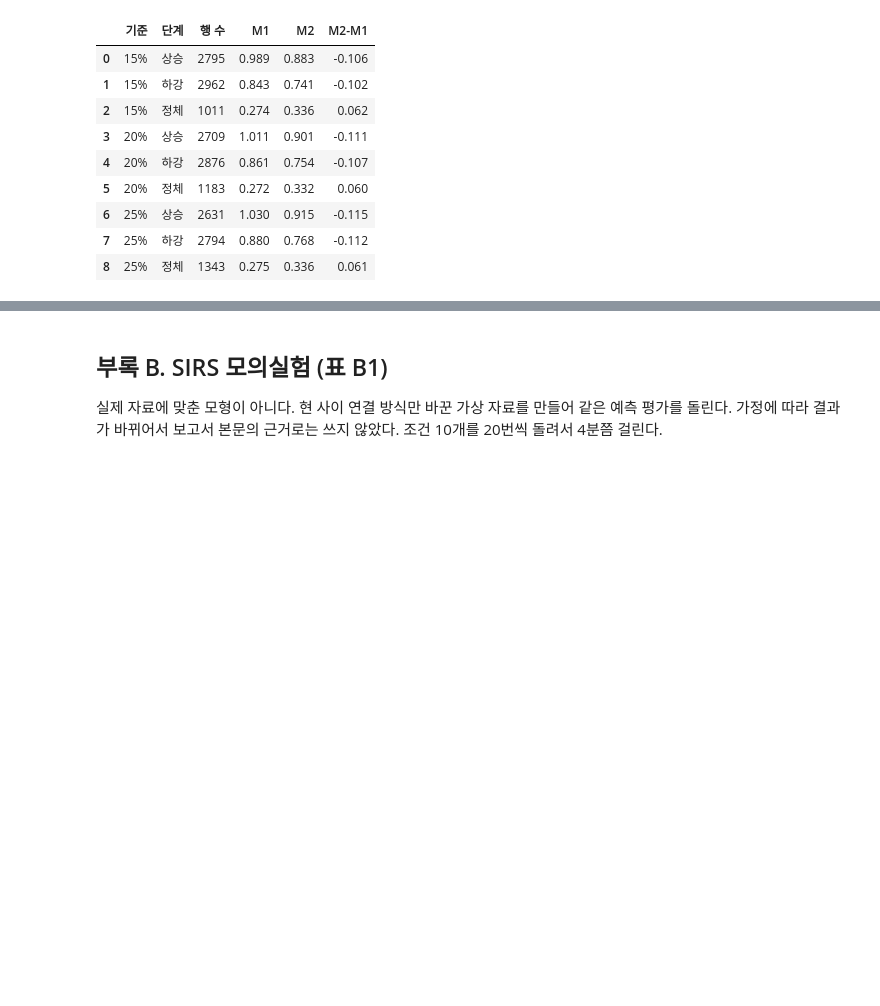
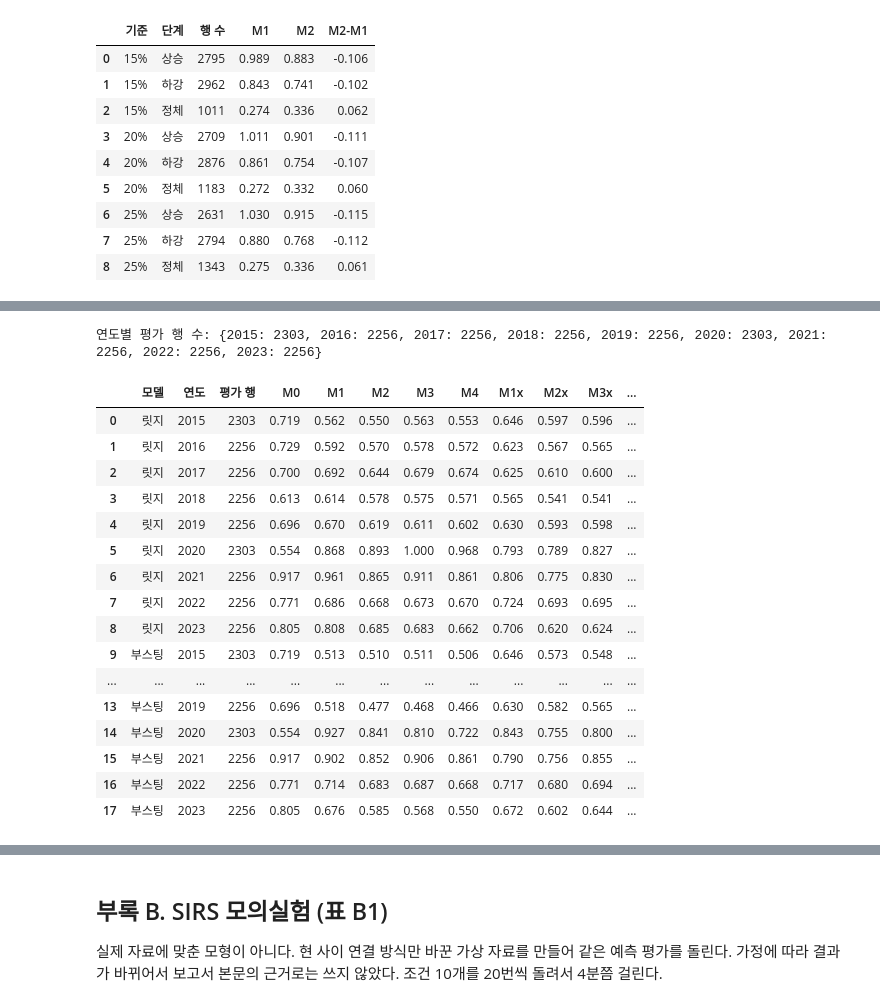
Before and after one commit to archi142857/data_competition_rsv, a Jupyter notebook: RSV_final_analysis.ipynb, the cells around one changed output, grey strips where cells are left out. Saved outputs shown, nothing was run; the diff lists cells and outputs as text; code cells hidden in the pictures; blank space fills up the shorter version.

```diff
--- a/RSV_final_analysis.ipynb
+++ b/RSV_final_analysis.ipynb
@@ -1439,0 +1682,41 @@ PH = pd.DataFrame(rows); save(PH, 'phase_threshold.csv'); display(PH.round(3))
+# %%
+P = build_panel(W, yw, info)
+# 2014년은 학습에 쓸 자료가 2013년 한 해뿐이라 2015년부터 평가함. 학습 구간을 자르는 규칙은 고정 설계와 같음
+YEARS = tuple(range(2015, 2024))
+EPI = [Y for Y in YEARS if Y != 2020]  # 보고가 급감한 2020년은 여러 해를 묶을 때 뺌
+PRE, POST = list(range(2015, 2020)), [2021, 2022, 2023]
+# 이름 끝의 x는 계절 입력(sin, cos)을 뺀 모델. M1x는 자기 현의 최근 값과 변화만 씀
+SP = {**{m[:2]: cols for m, cols in MODELS.items()}, **{m[:2] + 'x': [c_ for c_ in cols if c_ not in ('ws', 'wc')] for m, cols in MODELS.items()}}
+short = lambda m: 'M0' if m == M0 else m
+
+def hgb(lr=0.05, it=300, leaf=31):
+    # 6.4절과 같은 설정
+    return lambda: HistGradientBoostingRegressor(learning_rate=lr, max_iter=it, max_leaf_nodes=leaf, early_stopping=False, random_state=0)
+
+EV = {'릿지': evaluate_years(P, W, yw, years=YEARS, models=SP), '부스팅': evaluate_years(P, W, yw, years=YEARS, models=SP, learner=hgb())}
+print('연도별 평가 행 수:', EV['릿지'].groupby('eval_year').size().to_dict())  # 2015, 2020년은 53주라서 한 주 많음
+# 2021~2023년의 M1~M4는 고정 설계의 예측과 같아야 함
+E0 = evaluate_years(P, W, yw); fx = EV['릿지'][EV['릿지'].eval_year >= 2021]
+assert all(np.allclose(E0['pred_' + m], fx['pred_' + m[:2]]) for m in MODELS)
+LM = pd.DataFrame([{'모델': k, '연도': Y, '평가 행': int((E.eval_year == Y).sum()), **{short(m): log_mae(E[E.eval_year == Y], m) for m in [M0] + list(SP)}}
+                   for k, E in EV.items() for Y in YEARS])
+save(LM, 'calendar_logmae.csv'); display(LM.round(3))
+# %% [output]
+연도별 평가 행 수: {2015: 2303, 2016: 2256, 2017: 2256, 2018: 2256, 2019: 2256, 2020: 2303, 2021: 2256, 2022: 2256, 2023: 2256}
+|  | 모델 | 연도 | 평가 행 | M0 | M1 | M2 | M3 | M4 | M1x | M2x | M3x | ... |
+| 0 | 릿지 | 2015 | 2303 | 0.719 | 0.562 | 0.550 | 0.563 | 0.553 | 0.646 | 0.597 | 0.596 | ... |
+| 1 | 릿지 | 2016 | 2256 | 0.729 | 0.592 | 0.570 | 0.578 | 0.572 | 0.623 | 0.567 | 0.565 | ... |
+| 2 | 릿지 | 2017 | 2256 | 0.700 | 0.692 | 0.644 | 0.679 | 0.674 | 0.625 | 0.610 | 0.600 | ... |
+| 3 | 릿지 | 2018 | 2256 | 0.613 | 0.614 | 0.578 | 0.575 | 0.571 | 0.565 | 0.541 | 0.541 | ... |
+| 4 | 릿지 | 2019 | 2256 | 0.696 | 0.670 | 0.619 | 0.611 | 0.602 | 0.630 | 0.593 | 0.598 | ... |
+| 5 | 릿지 | 2020 | 2303 | 0.554 | 0.868 | 0.893 | 1.000 | 0.968 | 0.793 | 0.789 | 0.827 | ... |
+| 6 | 릿지 | 2021 | 2256 | 0.917 | 0.961 | 0.865 | 0.911 | 0.861 | 0.806 | 0.775 | 0.830 | ... |
+| 7 | 릿지 | 2022 | 2256 | 0.771 | 0.686 | 0.668 | 0.673 | 0.670 | 0.724 | 0.693 | 0.695 | ... |
+| 8 | 릿지 | 2023 | 2256 | 0.805 | 0.808 | 0.685 | 0.683 | 0.662 | 0.706 | 0.620 | 0.624 | ... |
+| 9 | 부스팅 | 2015 | 2303 | 0.719 | 0.513 | 0.510 | 0.511 | 0.506 | 0.646 | 0.573 | 0.548 | ... |
+| ... | ... | ... | ... | ... | ... | ... | ... | ... | ... | ... | ... | ... |
+| 13 | 부스팅 | 2019 | 2256 | 0.696 | 0.518 | 0.477 | 0.468 | 0.466 | 0.630 | 0.582 | 0.565 | ... |
+| 14 | 부스팅 | 2020 | 2303 | 0.554 | 0.927 | 0.841 | 0.810 | 0.722 | 0.843 | 0.755 | 0.800 | ... |
+| 15 | 부스팅 | 2021 | 2256 | 0.917 | 0.902 | 0.852 | 0.906 | 0.861 | 0.790 | 0.756 | 0.855 | ... |
+| 16 | 부스팅 | 2022 | 2256 | 0.771 | 0.714 | 0.683 | 0.687 | 0.668 | 0.717 | 0.680 | 0.694 | ... |
+| 17 | 부스팅 | 2023 | 2256 | 0.805 | 0.676 | 0.585 | 0.568 | 0.550 | 0.672 | 0.602 | 0.644 | ... |
```
Also changed, not shown: parts of 19 cells of this notebook, 4 other files.
